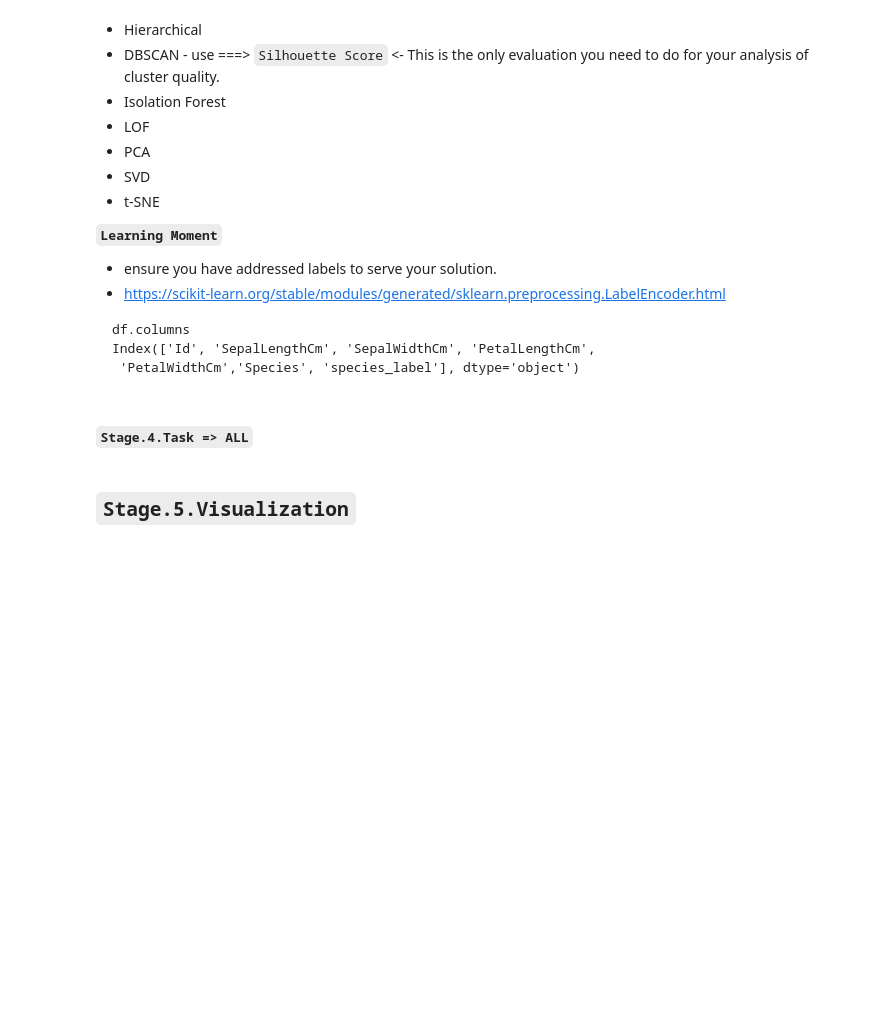
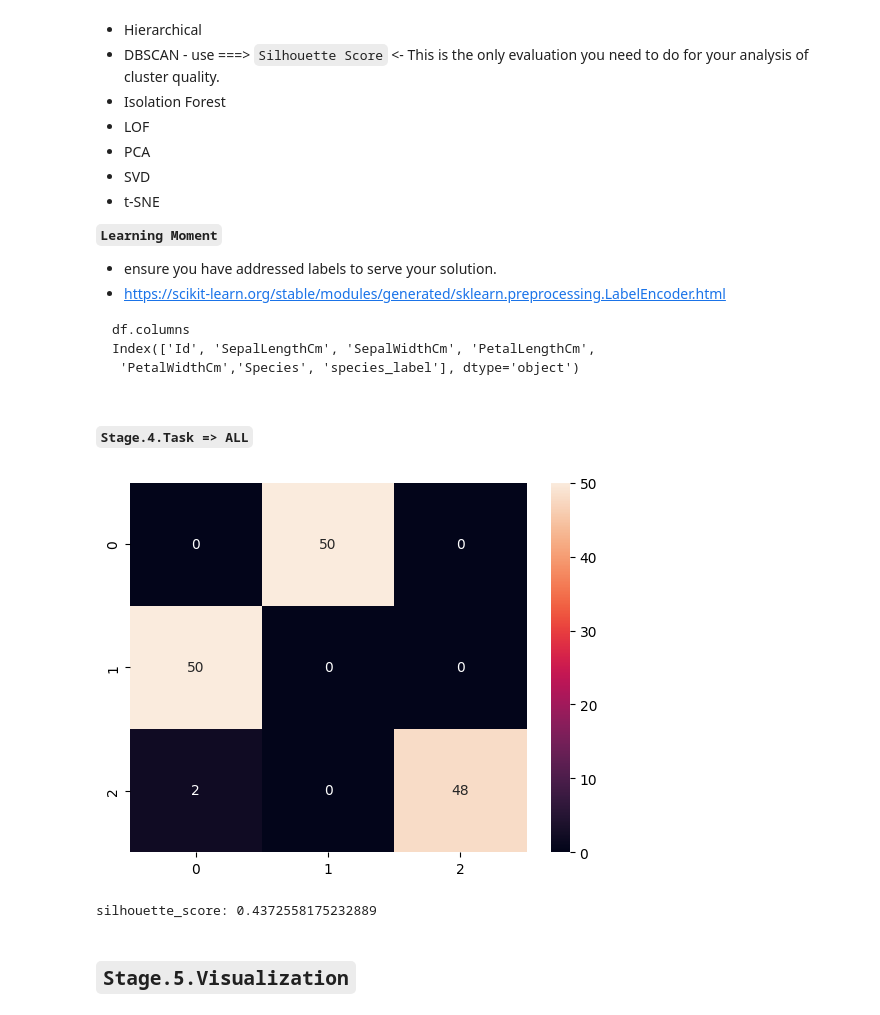
Before and after one commit to jpmendez42/GraduateSchool, a Jupyter notebook: Graduate School/Data Mining/Module 3/M3-UnsupervisedV2.ipynb, the cells around one changed output. Cells and saved outputs as stored; diff of their text form; code cells hidden in the pictures; blank space fills up the shorter version.

```diff
--- a/Graduate School/Data Mining/Module 3/M3-UnsupervisedV2.ipynb
+++ b/Graduate School/Data Mining/Module 3/M3-UnsupervisedV2.ipynb
@@ -305,6 +380,44 @@ Index(['Id', 'SepalLengthCm', 'SepalWidthCm', 'PetalLengthCm',
 #=> 6.Principal Component Analysis
 #=> 7.Singular Value Decomposition
 #=> 8.T-Distributed Stochastic Neighbor Embedding With Autoencoder
+# %%
+# Stage 4 Preprocessing
+
+from sklearn.metrics import confusion_matrix, silhouette_score
+from sklearn.cluster import AgglomerativeClustering, DBSCAN
+from sklearn.preprocessing import LabelEncoder
+import seaborn as sns
+
+le = LabelEncoder()
+
+X = df.drop(columns="Species")
+y = le.fit_transform(df["Species"])
+
+scaler = StandardScaler()
+
+X_scaled = scaler.fit_transform(X)
+# %%
+# Hierarchical Clustering
+
+agg = AgglomerativeClustering(n_clusters=3)
+predictions = agg.fit_predict(X_scaled)
+
+matrix = confusion_matrix(y, predictions)
+sns.heatmap(matrix, annot=True)
+
+plt.show()
+# %% [output]
+[figure, added]
+# %%
+# DBSCAN
+
+dbscan = DBSCAN(eps=0.8, min_samples=5)
+labels = dbscan.fit_predict(X_scaled)
+
+score = silhouette_score(X_scaled, labels)
+print(f"silhouette_score: {score}")
+# %% [output]
+silhouette_score: 0.4372558175232889
 # %% [markdown]
 ## `Stage.5.Visualization`
 # %% [markdown]
```
Also changed, not shown: parts of 12 cells of this notebook, 1 other file.
